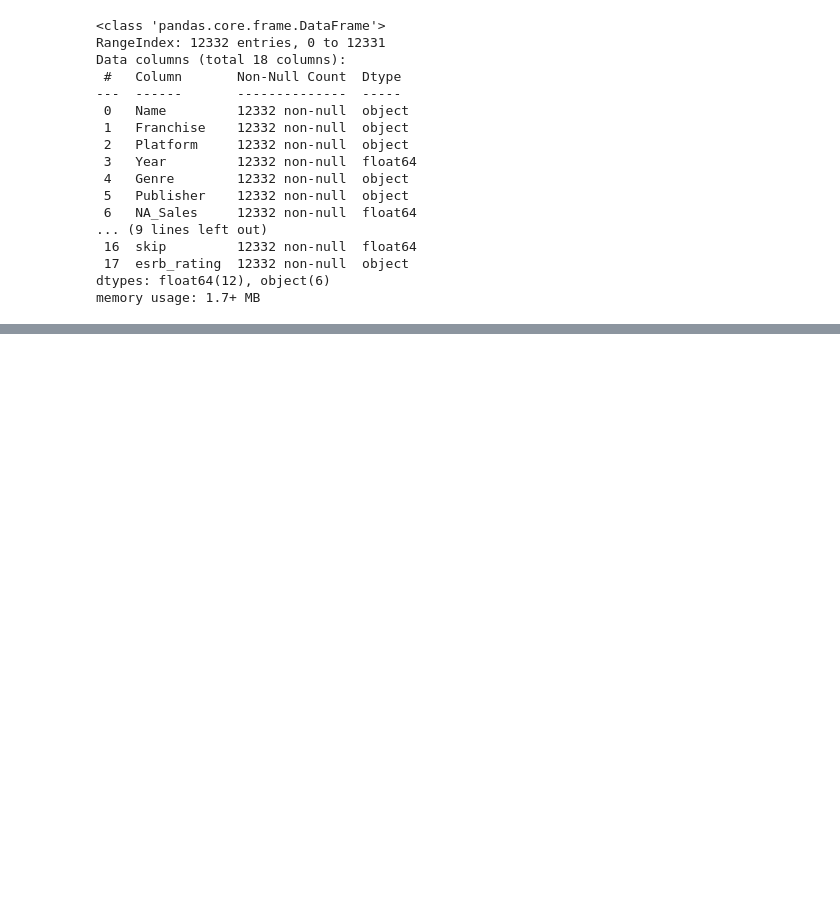
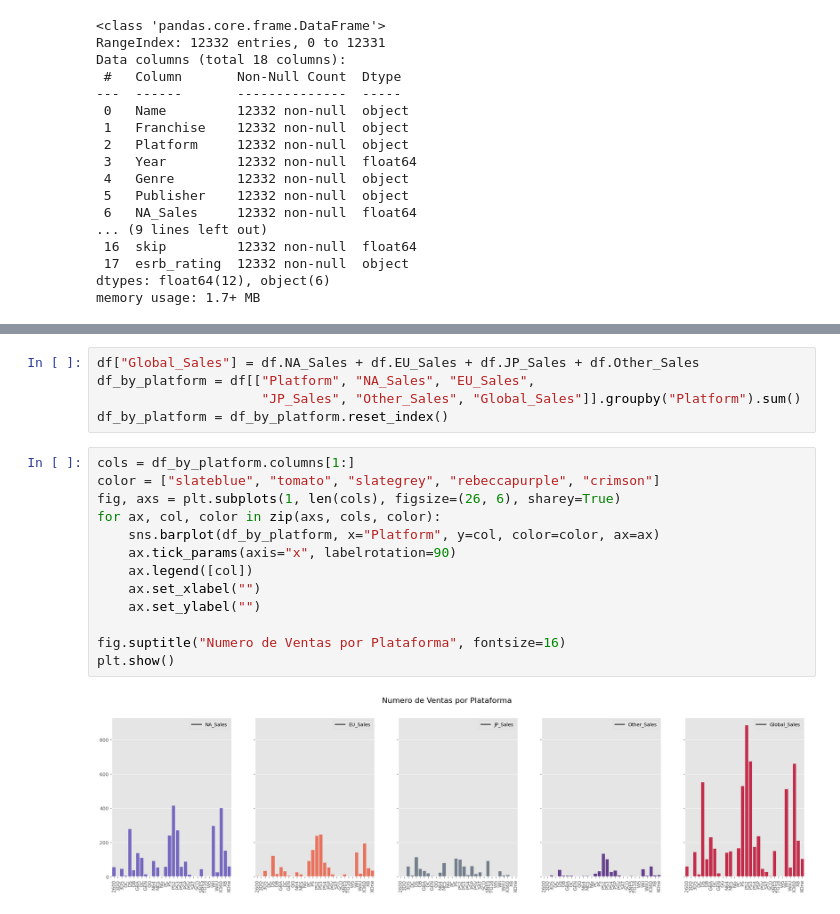
Before and after one commit to EduGatoX/datascience02, a Jupyter notebook: Eduardo_Nunez_Analisis_Datos.ipynb, the cells around one changed output, grey strips where cells are left out. Drawn from its saved outputs; the diff is of its cells as text; blank space fills up the shorter version.

```diff
--- a/Eduardo_Nunez_Analisis_Datos.ipynb
+++ b/Eduardo_Nunez_Analisis_Datos.ipynb
@@ -984,0 +1064,20 @@ memory usage: 1.7+ MB
+# %%
+df["Global_Sales"] = df.NA_Sales + df.EU_Sales + df.JP_Sales + df.Other_Sales
+df_by_platform = df[["Platform", "NA_Sales", "EU_Sales",
+                     "JP_Sales", "Other_Sales", "Global_Sales"]].groupby("Platform").sum()
+df_by_platform = df_by_platform.reset_index()
+# %%
+cols = df_by_platform.columns[1:]
+color = ["slateblue", "tomato", "slategrey", "rebeccapurple", "crimson"]
+fig, axs = plt.subplots(1, len(cols), figsize=(26, 6), sharey=True)
+for ax, col, color in zip(axs, cols, color):
+    sns.barplot(df_by_platform, x="Platform", y=col, color=color, ax=ax)
+    ax.tick_params(axis="x", labelrotation=90)
+    ax.legend([col])
+    ax.set_xlabel("")
+    ax.set_ylabel("")
+
+fig.suptitle("Numero de Ventas por Plataforma", fontsize=16)
+plt.show()
+# %% [output]
+[figure, added]
```
Also changed, not shown: parts of 20 cells of this notebook.
